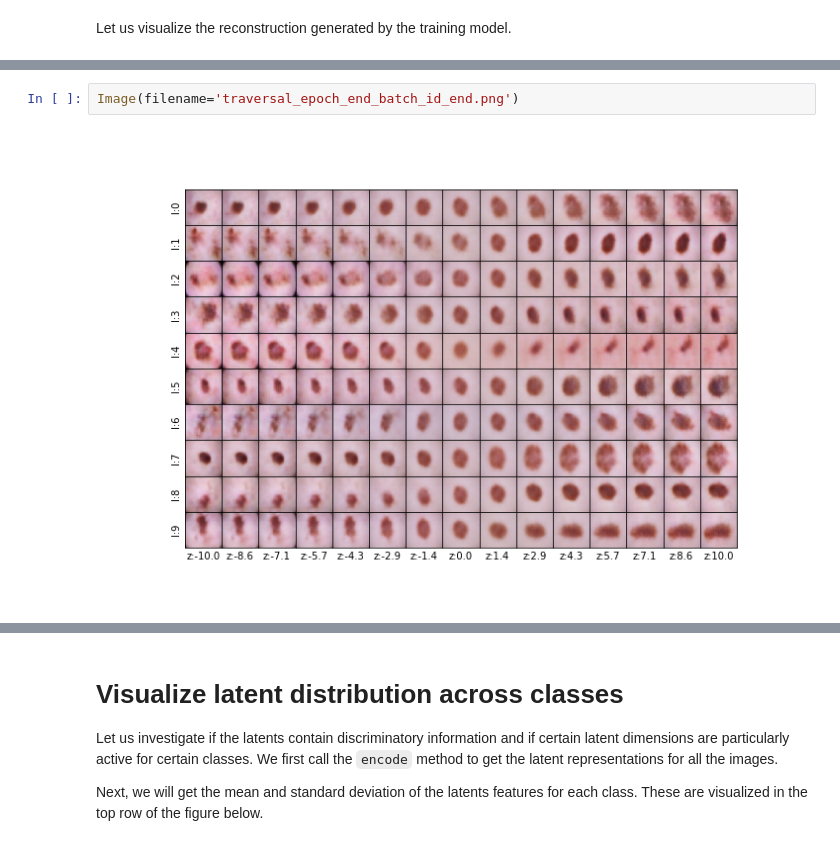
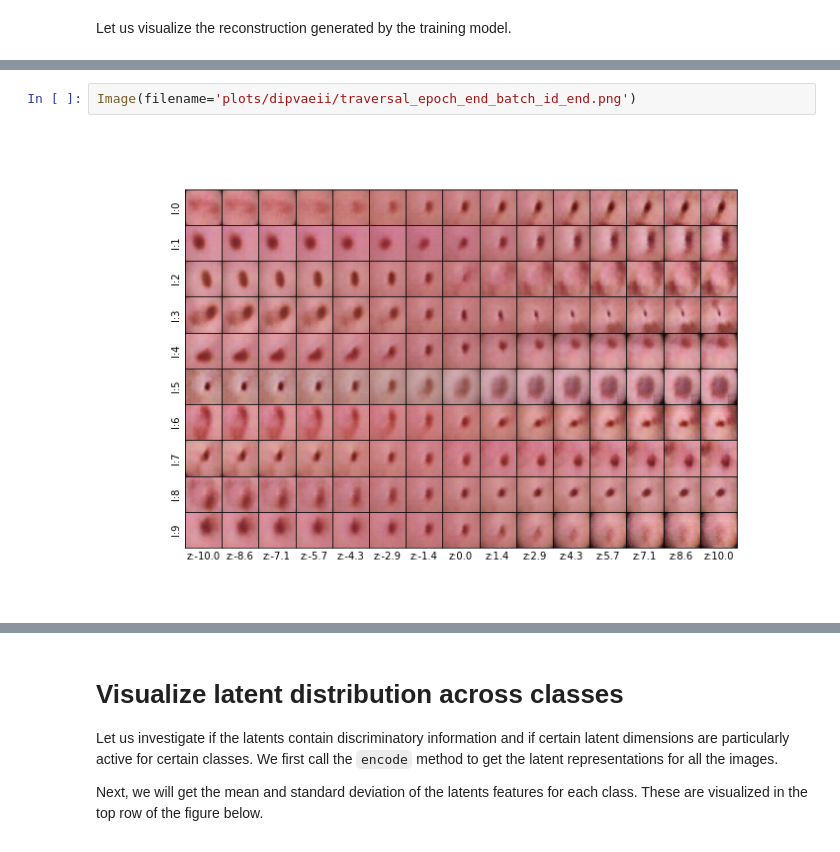
Before and after one commit to Trusted-AI/AIX360, a Jupyter notebook: examples/tutorials/dermoscopy.ipynb, the cells around one changed output, grey strips where cells are left out. Saved outputs shown, nothing was run; the diff lists cells and outputs as text.

```diff
--- a/examples/tutorials/dermoscopy.ipynb
+++ b/examples/tutorials/dermoscopy.ipynb
@@ -146,4 +185,4 @@ Below we show decoder's output for latent traversals (varying a single latent at
 # %%
-Image(filename='traversal_epoch_end_batch_id_end.png')
+Image(filename='plots/dipvaeii/traversal_epoch_end_batch_id_end.png')
 # %% [output]
-[figure, old version]
+[figure, new version]
```
Also changed, not shown: parts of 42 cells of this notebook.
